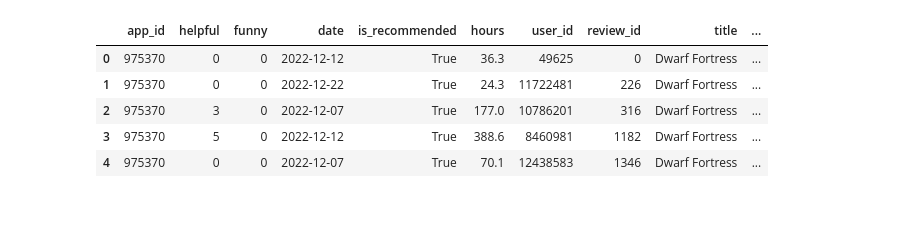
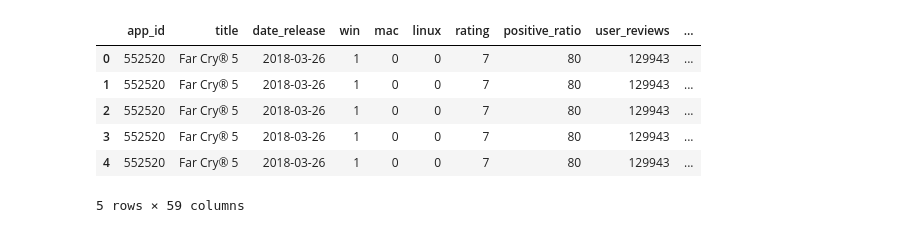
Before and after one commit to wooing1084/SteamGameRecommendationSystem, a Jupyter notebook: src/item_based.ipynb, the cells around one changed output. Cells and saved outputs as stored; diff of their text form; code cells hidden in the pictures.

```diff
--- a/src/item_based.ipynb
+++ b/src/item_based.ipynb
@@ -15,14 +10,15 @@ rc_df = dd.read_csv("../datasets/recommendations.csv")
-# %%
-# merge recommendations and games df
-rc_games_df = dd.merge(rc_df, games_df, on="app_id")
-rc_games_df.head(5)
-# %% [output]
-|  | app_id | helpful | funny | date | is_recommended | hours | user_id | review_id | title | ... |
-| 0 | 975370 | 0 | 0 | 2022-12-12 | True | 36.3 | 49625 | 0 | Dwarf Fortress | ... |
-| 1 | 975370 | 0 | 0 | 2022-12-22 | True | 24.3 | 11722481 | 226 | Dwarf Fortress | ... |
-| 2 | 975370 | 3 | 0 | 2022-12-07 | True | 177.0 | 10786201 | 316 | Dwarf Fortress | ... |
-| 3 | 975370 | 5 | 0 | 2022-12-12 | True | 388.6 | 8460981 | 1182 | Dwarf Fortress | ... |
-| 4 | 975370 | 0 | 0 | 2022-12-07 | True | 70.1 | 12438583 | 1346 | Dwarf Fortress | ... |
+# %%
+# import data
+games_df = pd.read_csv("../datasets/merged_steam_games_.csv")
+games_df.head(5)
+# %% [output]
+|  | app_id | title | date_release | win | mac | linux | rating | positive_ratio | user_reviews | ... |
+| 0 | 552520 | Far Cry® 5 | 2018-03-26 | 1 | 0 | 0 | 7 | 80 | 129943 | ... |
+| 1 | 552520 | Far Cry® 5 | 2018-03-26 | 1 | 0 | 0 | 7 | 80 | 129943 | ... |
+| 2 | 552520 | Far Cry® 5 | 2018-03-26 | 1 | 0 | 0 | 7 | 80 | 129943 | ... |
+| 3 | 552520 | Far Cry® 5 | 2018-03-26 | 1 | 0 | 0 | 7 | 80 | 129943 | ... |
+| 4 | 552520 | Far Cry® 5 | 2018-03-26 | 1 | 0 | 0 | 7 | 80 | 129943 | ... |
+5 rows × 59 columns
 # %%
 # Create user-item matrix
 # 'user_id' 열을 카테고리로 변환
```
Also changed, not shown: parts of 9 cells of this notebook, 1 other file.
